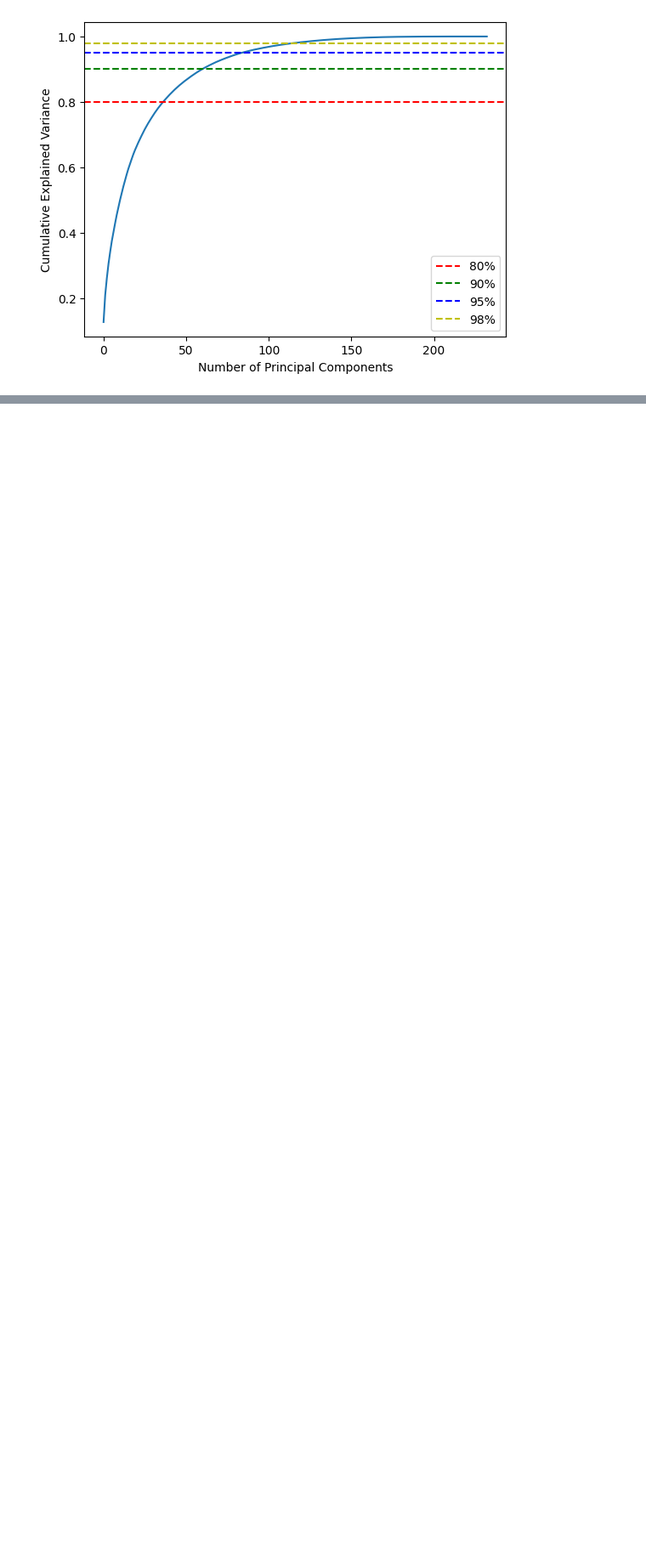
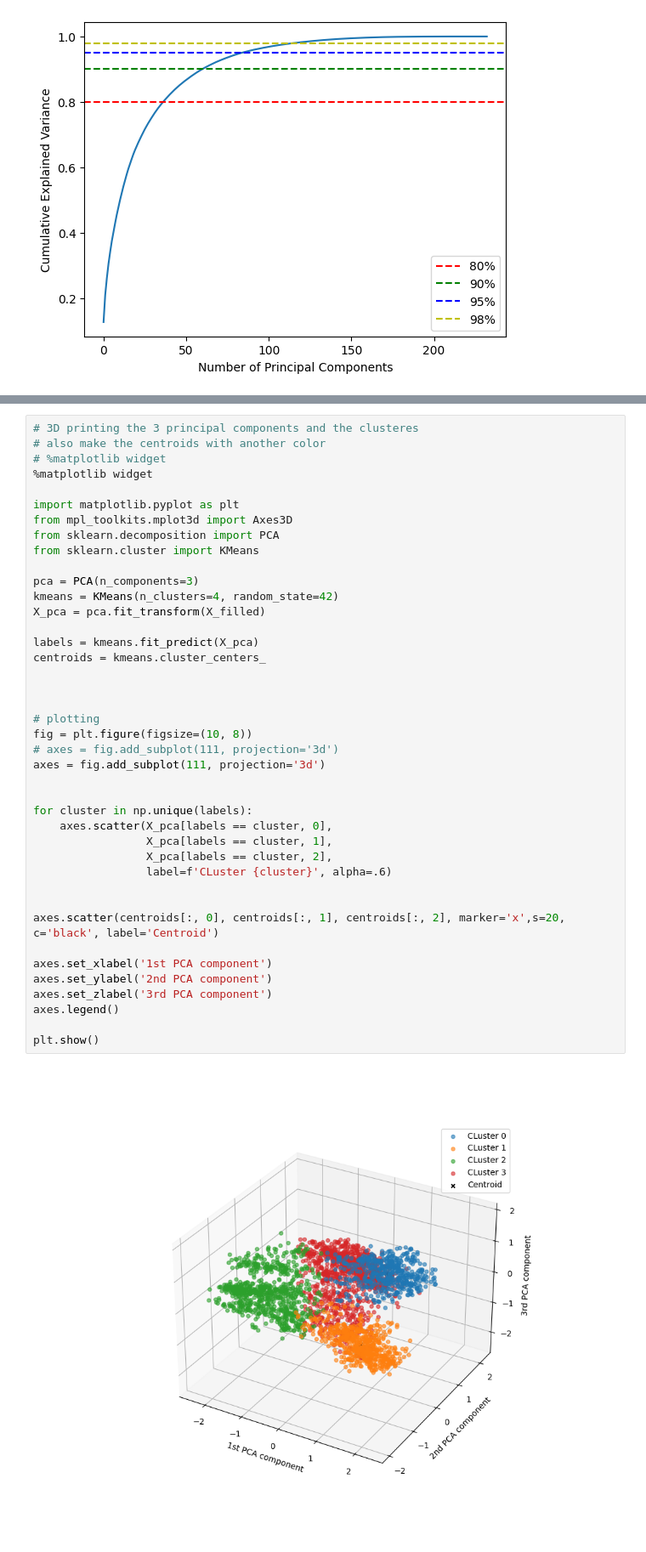
Before and after one commit to Adelin010/ML_Practice, a Jupyter notebook: lab4/philipp.ipynb, the cells around one changed output, grey strips where cells are left out. Shown at 85% size. Drawn from its saved outputs; the diff is of its cells as text; blank space fills up the shorter version.

```diff
--- a/lab4/philipp.ipynb
+++ b/lab4/philipp.ipynb
@@ -462,0 +453,43 @@ array([7.35749113, 5.11266351])
+# %%
+# 3D printing the 3 principal components and the clusteres
+# also make the centroids with another color
+# %matplotlib widget
+%matplotlib widget
+
+import matplotlib.pyplot as plt
+from mpl_toolkits.mplot3d import Axes3D
+from sklearn.decomposition import PCA
+from sklearn.cluster import KMeans
+
+pca = PCA(n_components=3)
+kmeans = KMeans(n_clusters=4, random_state=42)
+X_pca = pca.fit_transform(X_filled)
+
+labels = kmeans.fit_predict(X_pca)
+centroids = kmeans.cluster_centers_
+
+
+
+# plotting
+fig = plt.figure(figsize=(10, 8))
+# axes = fig.add_subplot(111, projection='3d')
+axes = fig.add_subplot(111, projection='3d')
+
+
+for cluster in np.unique(labels):
+    axes.scatter(X_pca[labels == cluster, 0],
+                 X_pca[labels == cluster, 1],
+                 X_pca[labels == cluster, 2],
+                 label=f'CLuster {cluster}', alpha=.6)
+
+
+axes.scatter(centroids[:, 0], centroids[:, 1], centroids[:, 2], marker='x',s=20, c='black', label='Centroid')
+
+axes.set_xlabel('1st PCA component')
+axes.set_ylabel('2nd PCA component')
+axes.set_zlabel('3rd PCA component')
+axes.legend()
+
+plt.show()
+# %% [output]
+[figure, added]
```
Also changed, not shown: parts of 7 cells of this notebook, 1 other file.
